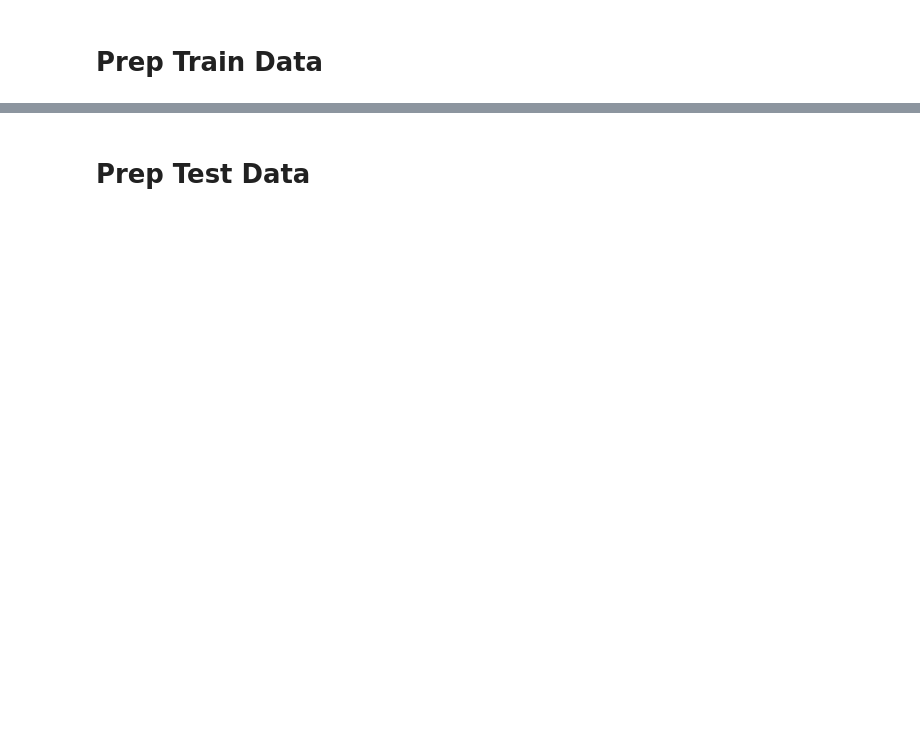
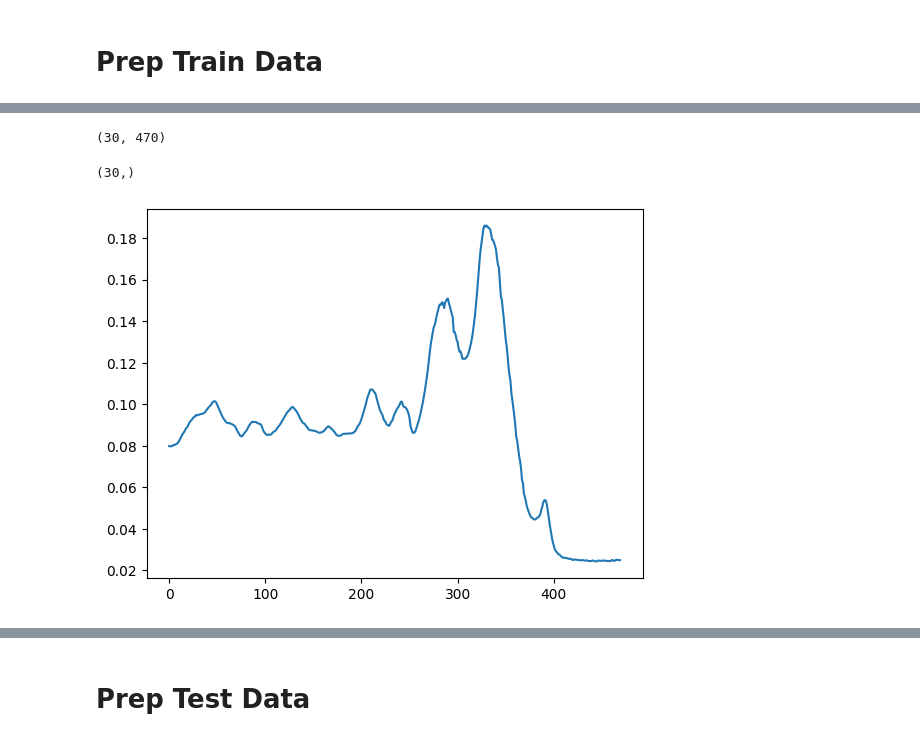
Before and after one commit to pakornyodkab/TimeSeriesFinalProject, a Jupyter notebook: 1A.ipynb, the cells around one changed output, grey strips where cells are left out. Cells and saved outputs as stored; diff of their text form; code cells hidden in the pictures; blank space fills up the shorter version.

```diff
--- a/1A.ipynb
+++ b/1A.ipynb
@@ -50,0 +33,13 @@ print(y_train)
+# %%
+X_train.shape
+# %% [output]
+(30, 470)
+# %%
+y_train.shape
+# %% [output]
+(30,)
+# %%
+plt.plot(X_train[1])
+plt.show()
+# %% [output]
+[figure, added]
```
Also changed, not shown: parts of 27 cells of this notebook.
